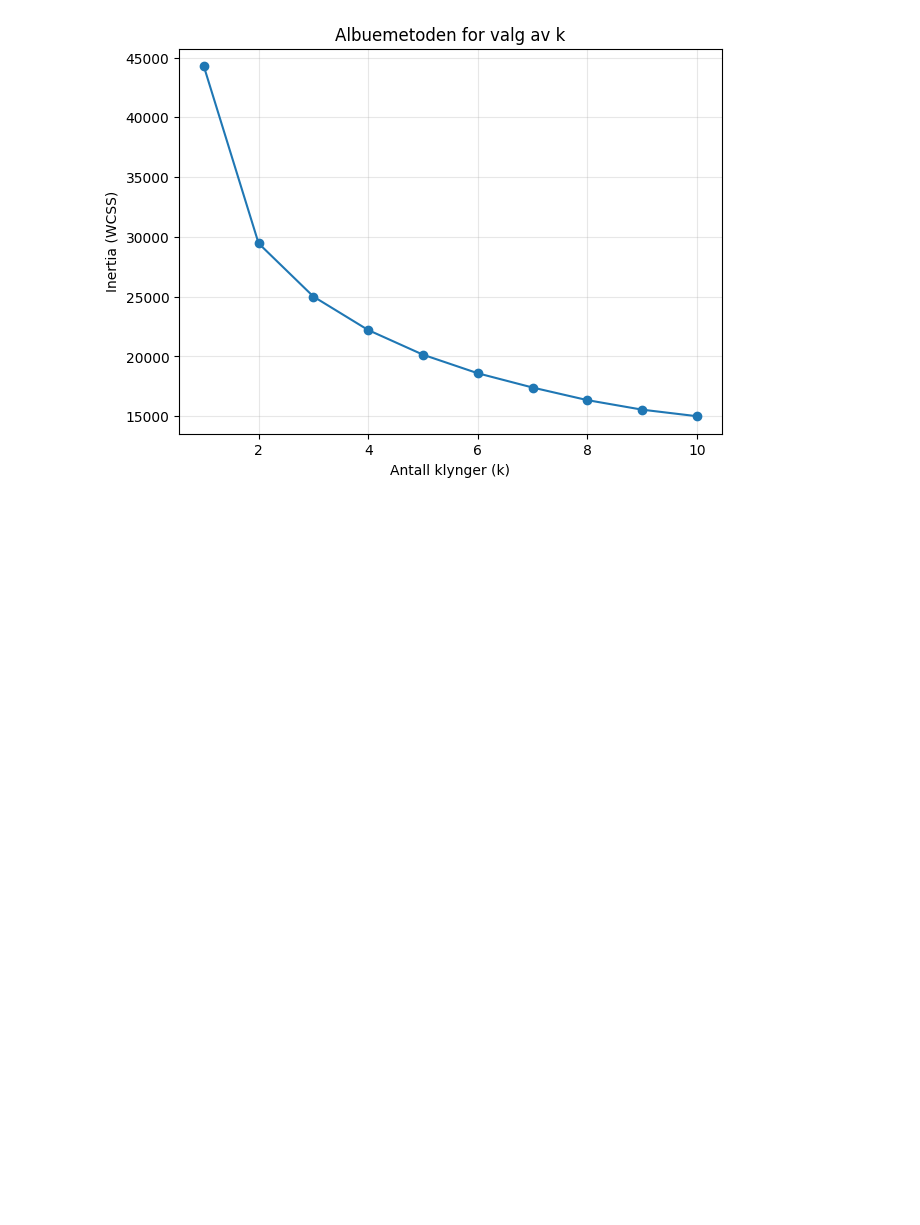
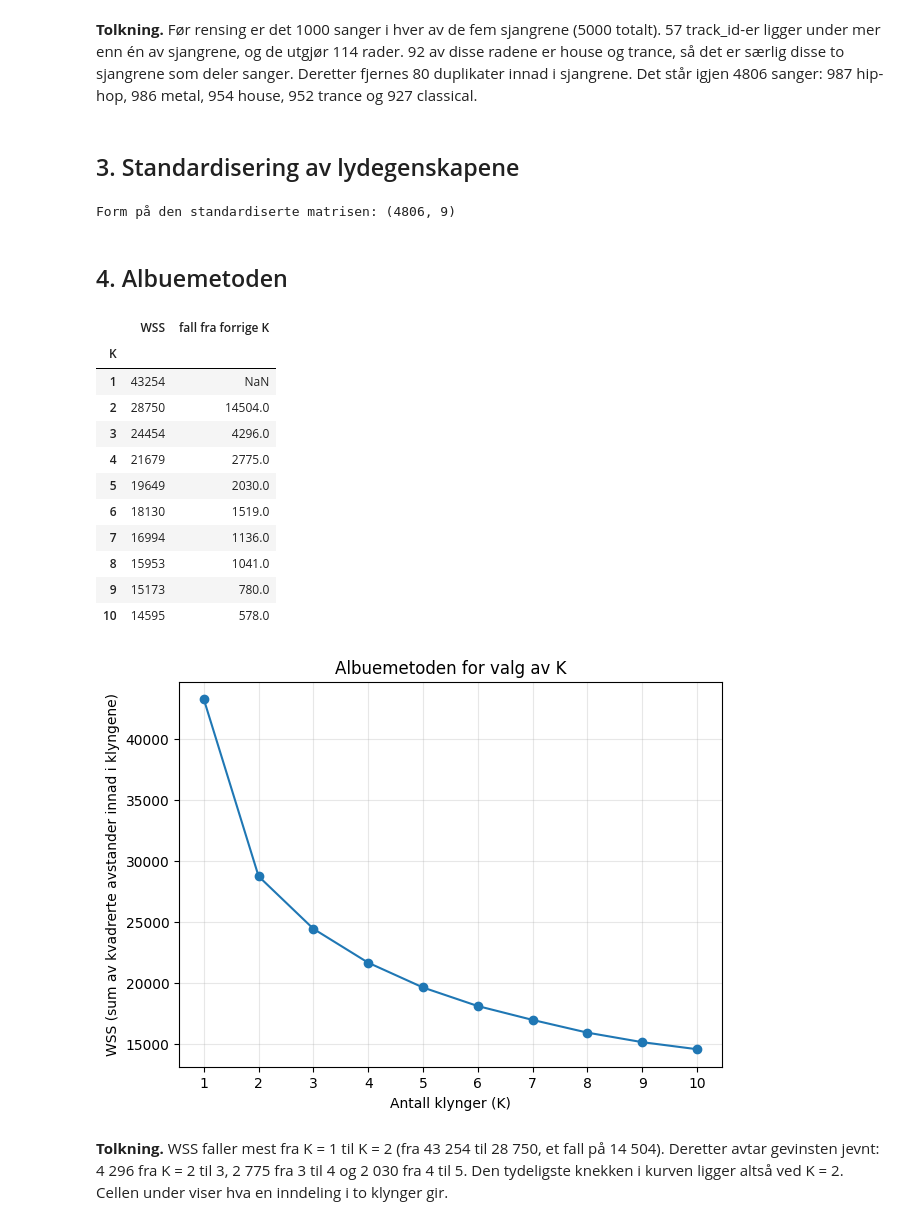
Before and after one commit to ULRlK/Statistikk-Prosjekt, a Jupyter notebook: klyngeanalyse.ipynb, the cells around one changed output. Drawn from its saved outputs; the diff is of its cells as text; code cells hidden in the pictures; blank space fills up the shorter version.

Commit message:
Fullstendig versjon av klyngeanalyse med ulik K og dendrogram

```diff
--- a/klyngeanalyse.ipynb
+++ b/klyngeanalyse.ipynb
@@ -1,10 +9,14 @@
 # %%
+import os
+import numpy as np
 import pandas as pd
 import matplotlib.pyplot as plt
+from matplotlib.patches import Patch
 from sklearn.preprocessing import StandardScaler
 from sklearn.cluster import KMeans
+from scipy.cluster.hierarchy import linkage, dendrogram, fcluster
 
-df = pd.read_csv("dataset.csv")
-df = df.drop(columns=["Unnamed: 0"])
-df = df.dropna()
-df = df.drop_duplicates()
+os.makedirs("figurer", exist_ok=True)
+
+df = pd.read_csv("dataset.csv", index_col=0).dropna()
+print("Antall rader og kolonner:", df.shape)
@@ -37,19 +66,56 @@ X_scaled = scaler.fit_transform(X)
+# %% [markdown]
+**Tolkning.** Før rensing er det 1000 sanger i hver av de fem sjangrene (5000 totalt). 57 track_id-er ligger under mer enn én av sjangrene, og de utgjør 114 rader. 92 av disse radene er house og trance, så det er særlig disse to sjangrene som deler sanger. Deretter fjernes 80 duplikater innad i sjangrene. Det står igjen 4806 sanger: 987 hip-hop, 986 metal, 954 house, 952 trance og 927 classical.
+# %% [markdown]
+## 3. Standardisering av lydegenskapene
+# %%
+features = [
+    "danceability", "energy", "loudness", "speechiness",
+    "acousticness", "instrumentalness", "liveness",
+    "valence", "tempo",
+]
+
+scaler = StandardScaler()
+X_scaled = scaler.fit_transform(df_klynge[features])
+print("Form på den standardiserte matrisen:", X_scaled.shape)
+# %% [output]
+Form på den standardiserte matrisen: (4806, 9)
+# %% [markdown]
+## 4. Albuemetoden
 # %%
-inertia = []
-k_range = range(1, 11)
-
-for k in k_range:
+k_verdier = range(1, 11)
+wss = []
+for k in k_verdier:
     km = KMeans(n_clusters=k, random_state=1, n_init=10)
     km.fit(X_scaled)
-    inertia.append(km.inertia_)
+    wss.append(km.inertia_)
+
+wss_tabell = pd.DataFrame({"K": list(k_verdier), "WSS": np.round(wss).astype(int)})
+wss_tabell["fall fra forrige K"] = -wss_tabell["WSS"].diff()
+display(wss_tabell.set_index("K"))
 
 plt.figure(figsize=(7, 5))
-plt.plot(list(k_range), inertia, marker="o")
-plt.xlabel("Antall klynger (k)")
-plt.ylabel("Inertia (WCSS)")
-plt.title("Albuemetoden for valg av k")
+plt.plot(list(k_verdier), wss, marker="o")
+plt.xticks(list(k_verdier))
+plt.xlabel("Antall klynger (K)")
+plt.ylabel("WSS (sum av kvadrerte avstander innad i klyngene)")
+plt.title("Albuemetoden for valg av K")
 plt.grid(alpha=0.3)
+plt.savefig("figurer/albue.png", dpi=150, bbox_inches="tight")
 plt.show()
 # %% [output]
+|  | WSS | fall fra forrige K |
+| K |  |  |
+| 1 | 43254 | NaN |
+| 2 | 28750 | 14504.0 |
+| 3 | 24454 | 4296.0 |
+| 4 | 21679 | 2775.0 |
+| 5 | 19649 | 2030.0 |
+| 6 | 18130 | 1519.0 |
+| 7 | 16994 | 1136.0 |
+| 8 | 15953 | 1041.0 |
+| 9 | 15173 | 780.0 |
+| 10 | 14595 | 578.0 |
-[figure, old version]
+[figure, new version]
+# %% [markdown]
+**Tolkning.** WSS faller mest fra K = 1 til K = 2 (fra 43 254 til 28 750, et fall på 14 504). Deretter avtar gevinsten jevnt: 4 296 fra K = 2 til 3, 2 775 fra 3 til 4 og 2 030 fra 4 til 5. Den tydeligste knekken i kurven ligger altså ved K = 2. Cellen under viser hva en inndeling i to klynger gir.
 # %%
```
Also changed, not shown: parts of 30 cells of this notebook.
